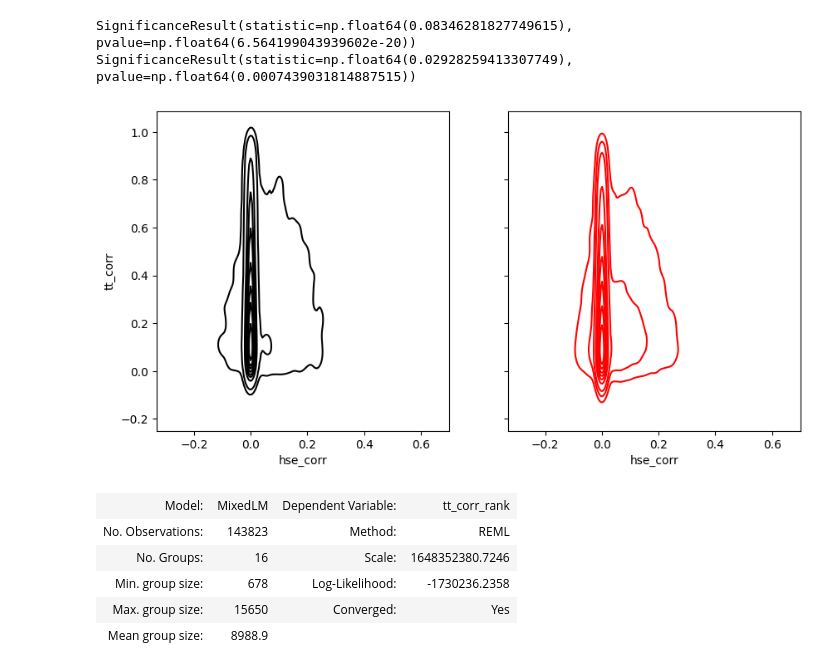
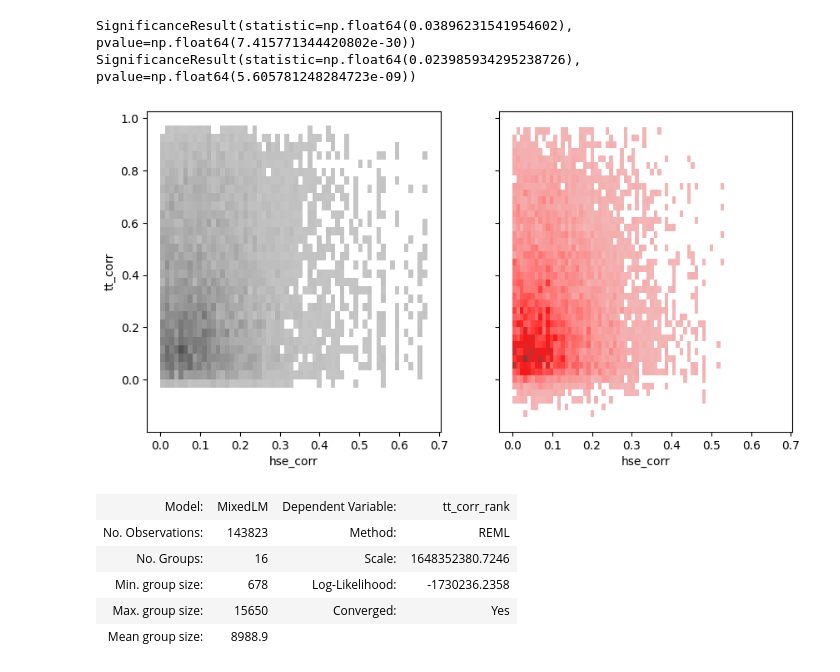
Before and after one commit to GiocomoLab/STX3KO_analyses, a Jupyter notebook: notebooks/figure6/replay.ipynb, the cells around one changed output. Cells and saved outputs as stored; diff of their text form; code cells hidden in the pictures.

Commit message:
hse plots

```diff
--- a/notebooks/figure6/replay.ipynb
+++ b/notebooks/figure6/replay.ipynb
@@ -125,6 +125,7 @@ def predict_future_tt_stability(mouse):
     for react_day in range(6):
 
         corr_dict[react_day] = {}
+        # sess = u.load_single_day(mouse, react_day)
 
         for tt_corr_day in range(react_day,6):
 
@@ -138,6 +139,7 @@ def predict_future_tt_stability(mouse):
                     hse_react = pickle.load(file)
                     hse_tt_corr = hse_react
 
+
                 common_roi_mapping = np.array([np.arange(hse_react.spks.shape[0]) for _ in range(2)])
 
             else:
@@ -146,6 +148,7 @@ def predict_future_tt_stability(mouse):
 
                 with open(hse_dict[cond_key][react_day][mouse], 'rb') as file:
                     hse_react = pickle.load(file)
+                # sess = u.load_single_day(mouse, react_day)
 
                 # trial matrix
                 with open(hse_dict[cond_key][tt_corr_day][mouse], 'rb') as file:
@@ -163,9 +166,6 @@ def predict_future_tt_stability(mouse):
                     lr_mask = hse_react.lr==hse_react.novel_arm
 
 
-                boxcar = np.ones([1,4]) # 500 ms window
-        # self.post_reward_activation_boxcar = sp.signal.convolve(self.post_reward_activation_mask,boxcar,mode='same')
-        # self.pop_coactivity_boxcar = self.post_reward_activation_boxcar.sum(axis=0)
 
                 # react_spks_ledge = 1*(np.diff(1.*(hse_react.spks_th>0),prepend=0,axis=-1)>0)
                 ts_mask = lr_mask * (hse_react.post_reward_bool>0)
@@ -181,6 +181,11 @@ def predict_future_tt_stability(mouse):
 
                 r,_ = sp.stats.pearsonr(hse_react.pop_coactivity_boxcar[np.newaxis,ts_mask],
                                         hse_react.post_reward_activation_boxcar[common_roi_mapping[0,:],:][:,ts_mask], axis=-1)
+                # pop_act = sess.timeseries['F_dff'].mean(axis=0)
+                # # r, _ = sp.stats.pearsonr(pop_act[np.newaxis,ts_mask],
+                # #                          sess.timeseries['F_dff'][common_roi_mapping[0,:],:][:,ts_mask], axis=-1)
+                # r, _ = sp.stats.pearsonr(hse_react.pop_coactivity_boxcar[np.newaxis,ts_mask],
+                #                          sess.timeseries['F_dff'][common_roi_mapping[0,:],:][:,ts_mask], axis=-1)
 
 
                 trial_mat = hse_tt_corr.trial_mat[trial_mask,:,:][:,:,common_roi_mapping[1,:]]
@@ -446,23 +392,23 @@ nonzero_mask = df['hse_corr']>0
 # %%
 fig, ax = plt.subplots(1,2, figsize=(10,5), sharex=True, sharey=True)
 
-_ = sns.kdeplot(data=df.loc[~cre_mask],
+_ = sns.histplot(data=df.loc[~cre_mask*nonzero_mask],
             x='hse_corr',
             y='tt_corr',
             color='black',
             ax=ax[0])
-print(sp.stats.spearmanr(df.loc[~cre_mask*nonzero_mask,'hse_corr'], df.loc[~cre_mask*nonzero_mask,'tt_corr']))
+print(sp.stats.spearmanr(df.loc[~cre_mask,'hse_corr'], df.loc[~cre_mask,'tt_corr']))
 
-_ = sns.kdeplot(data=df.loc[cre_mask],
+_ = sns.histplot(data=df.loc[cre_mask*nonzero_mask],
             x='hse_corr',
             y='tt_corr',
             color='red',
             ax=ax[1])
-print(sp.stats.spearmanr(df.loc[cre_mask*nonzero_mask,'hse_corr'], df.loc[cre_mask*nonzero_mask,'tt_corr']))
+print(sp.stats.spearmanr(df.loc[cre_mask,'hse_corr'], df.loc[cre_mask,'tt_corr']))
 # %% [output]
-SignificanceResult(statistic=np.float64(0.08346281827749615), pvalue=np.float64(6.564199043939602e-20))
-SignificanceResult(statistic=np.float64(0.02928259413307749), pvalue=np.float64(0.0007439031814887515))
+SignificanceResult(statistic=np.float64(0.03896231541954602), pvalue=np.float64(7.415771344420802e-30))
+SignificanceResult(statistic=np.float64(0.023985934295238726), pvalue=np.float64(5.605781248284723e-09))
-[figure, old version]
+[figure, new version]
 # %%
 import statsmodels.formula.api as smf
 df_tmp = df.copy()
```
Also changed, not shown: parts of 18 cells of this notebook.
